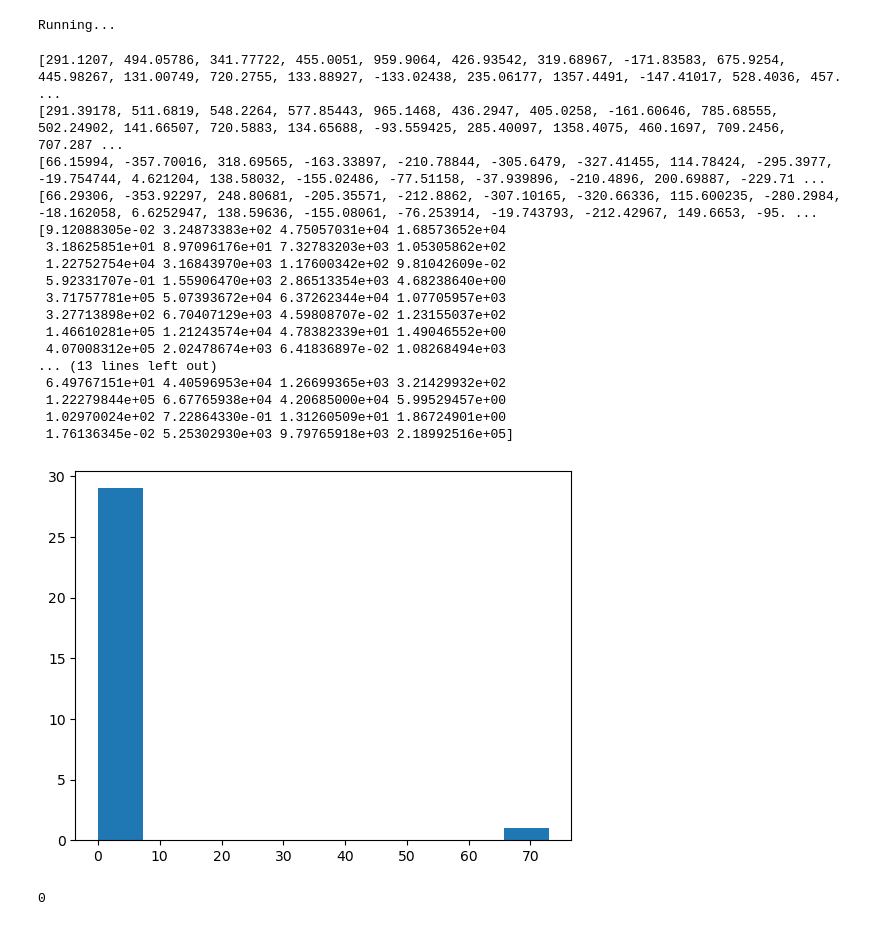
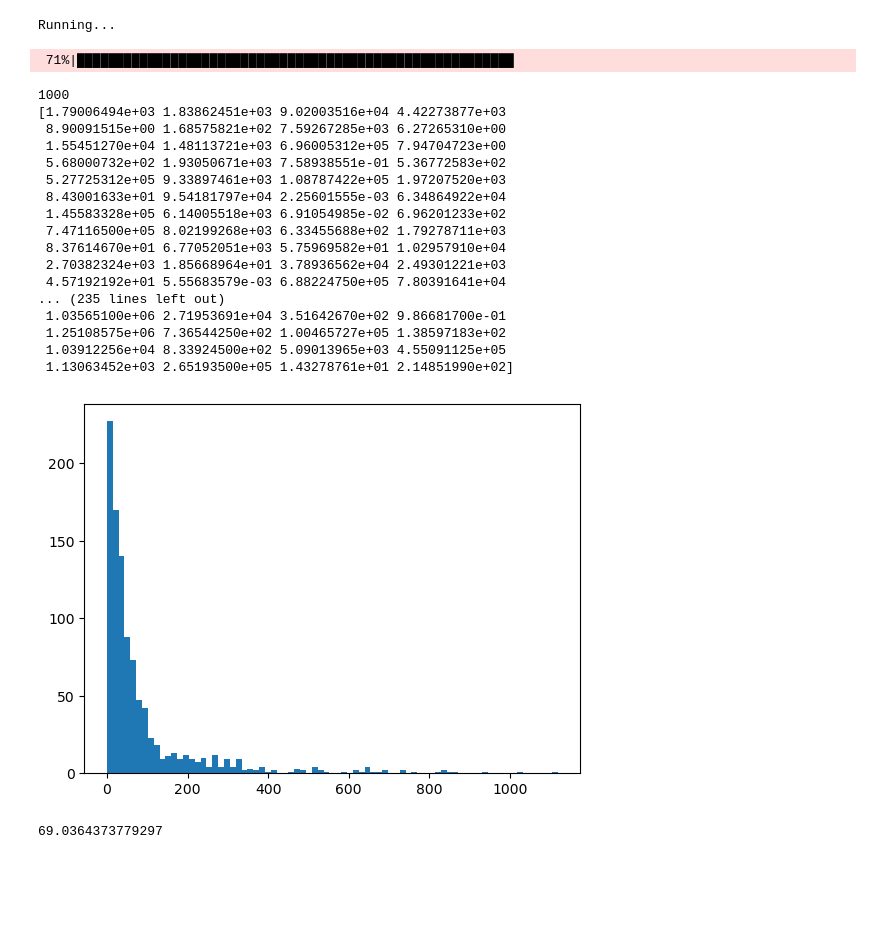
Before and after one commit to Alex-Garratt/PX402---Physics-Project-Repository, a Jupyter notebook: R PHI Algorithm.ipynb, the cells around one changed output. Drawn from its saved outputs; the diff is of its cells as text; code cells hidden in the pictures; blank space fills up the shorter version.

```diff
--- a/R PHI Algorithm.ipynb
+++ b/R PHI Algorithm.ipynb
@@ -132,9 +132,9 @@ def rphi(plane, event_number, thresholding=True, no_std=thr_std, centre_coord=(0
     #distance from central point to every other point
 
 
+    #make the problem tractable (solvable)
 
-
-    weight = func(cen_r)
+    weight = rfunc(cen_r)
 
     theta = np.arctan2(centred_x, centred_z)
     hist_data, hist_bins = np.histogram(theta, no_sectors, (-np.pi+centre,np.pi+centre), weights=weight)
@@ -166,7 +166,8 @@ def accuracy(plane, function, no_events, thresholding=True, no_std=thr_std):
     Zvert = []
     Zvert_true = []
     Xvert = []
-    Xvert_true = []
+    Xvert_true = [] #avoid appends to lists; if you know how long the outputs are going to be, then assign the arrays to
+                    #that length beforehand
 
     for i in tqdm(range(no_events)):
         AoI_x, AoI_z, AoI_adc, Zvert_true_place, Xvert_true_place = AoI(plane, i, thresholding, no_std)
@@ -176,41 +177,51 @@ def accuracy(plane, function, no_events, thresholding=True, no_std=thr_std):
         Zvert_true.append(Zvert_true_place)
         Xvert_true.append(Xvert_true_place)
 
+    '''
     print(Zvert_true)
     print(Zvert)
     print(Xvert_true)
     print(Xvert)
+    '''
 
     delta_z = np.array(Zvert_true) - np.array(Zvert)
     delta_x = np.array(Xvert_true) - np.array(Xvert)
     delta_r2 = delta_z**2 + delta_x**2
 
+    print(len(delta_r2))
     print(delta_r2)
-    data, bins = np.histogram(delta_r2, 30)
 
-    plt.hist(data, bins=10)
+    #data, bins = np.histogram(delta_r2)
+    #delta_r2 = delta_r2[delta_r2 < 0.4e6]
+    delta_r2 = np.sqrt(delta_r2)
+    plt.hist(delta_r2, bins='auto')
+    #plt.ylim(0, 400)
     plt.show()
 
-    return 0
+    return delta_r2, np.percentile(delta_r2, 68)
-# %%
-accuracy("u", optimise_phi, 100)
-# %% [output]
-[291.1207, 494.05786, 341.77722, 455.0051, 959.9064, 426.93542, 319.68967, -171.83583, 675.9254, 445.98267, 131.00749, 720.2755, 133.88927, -133.02438, 235.06177, 1357.4491, -147.41017, 528.4036, 457. ...
-[291.39178, 511.6819, 548.2264, 577.85443, 965.1468, 436.2947, 405.0258, -161.60646, 785.68555, 502.24902, 141.66507, 720.5883, 134.65688, -93.559425, 285.40097, 1358.4075, 460.1697, 709.2456, 707.287 ...
-[66.15994, -357.70016, 318.69565, -163.33897, -210.78844, -305.6479, -327.41455, 114.78424, -295.3977, -19.754744, 4.621204, 138.58032, -155.02486, -77.51158, -37.939896, -210.4896, 200.69887, -229.71 ...
-[66.29306, -353.92297, 248.80681, -205.35571, -212.8862, -307.10165, -320.66336, 115.600235, -280.2984, -18.162058, 6.6252947, 138.59636, -155.08061, -76.253914, -19.743793, -212.42967, 149.6653, -95. ...
-[9.12088305e-02 3.24873383e+02 4.75057031e+04 1.68573652e+04
- 3.18625851e+01 8.97096176e+01 7.32783203e+03 1.05305862e+02
- 1.22752754e+04 3.16843970e+03 1.17600342e+02 9.81042609e-02
- 5.92331707e-01 1.55906470e+03 2.86513354e+03 4.68238640e+00
- 3.71757781e+05 5.07393672e+04 6.37262344e+04 1.07705957e+03
- 3.27713898e+02 6.70407129e+03 4.59808707e-02 1.23155037e+02
- 1.46610281e+05 1.21243574e+04 4.78382339e+01 1.49046552e+00
- 4.07008312e+05 2.02478674e+03 6.41836897e-02 1.08268494e+03
-... (13 lines left out)
- 6.49767151e+01 4.40596953e+04 1.26699365e+03 3.21429932e+02
- 1.22279844e+05 6.67765938e+04 4.20685000e+04 5.99529457e+00
- 1.02970024e+02 7.22864330e-01 1.31260509e+01 1.86724901e+00
- 1.76136345e-02 5.25302930e+03 9.79765918e+03 2.18992516e+05]
-[figure, removed]
-0
+# %%
+datadata = accuracy("v", optimise_phi, 1000)
+# %% [output]
+ 71%|████████████████████████████████████████████████████████
+1000
+[1.79006494e+03 1.83862451e+03 9.02003516e+04 4.42273877e+03
+ 8.90091515e+00 1.68575821e+02 7.59267285e+03 6.27265310e+00
+ 1.55451270e+04 1.48113721e+03 6.96005312e+05 7.94704723e+00
+ 5.68000732e+02 1.93050671e+03 7.58938551e-01 5.36772583e+02
+ 5.27725312e+05 9.33897461e+03 1.08787422e+05 1.97207520e+03
+ 8.43001633e+01 9.54181797e+04 2.25601555e-03 6.34864922e+04
+ 1.45583328e+05 6.14005518e+03 6.91054985e-02 6.96201233e+02
+ 7.47116500e+05 8.02199268e+03 6.33455688e+02 1.79278711e+03
+ 8.37614670e+01 6.77052051e+03 5.75969582e+01 1.02957910e+04
+ 2.70382324e+03 1.85668964e+01 3.78936562e+04 2.49301221e+03
+ 4.57192192e+01 5.55683579e-03 6.88224750e+05 7.80391641e+04
+... (235 lines left out)
+ 1.03565100e+06 2.71953691e+04 3.51642670e+02 9.86681700e-01
+ 1.25108575e+06 7.36544250e+02 1.00465727e+05 1.38597183e+02
+ 1.03912256e+04 8.33924500e+02 5.09013965e+03 4.55091125e+05
+ 1.13063452e+03 2.65193500e+05 1.43278761e+01 2.14851990e+02]
+[figure, added]
+# %%
+print(np.percentile(datadata, 68))
+# %% [output]
+69.0364373779297
```
Also changed, not shown: 1 other file.
